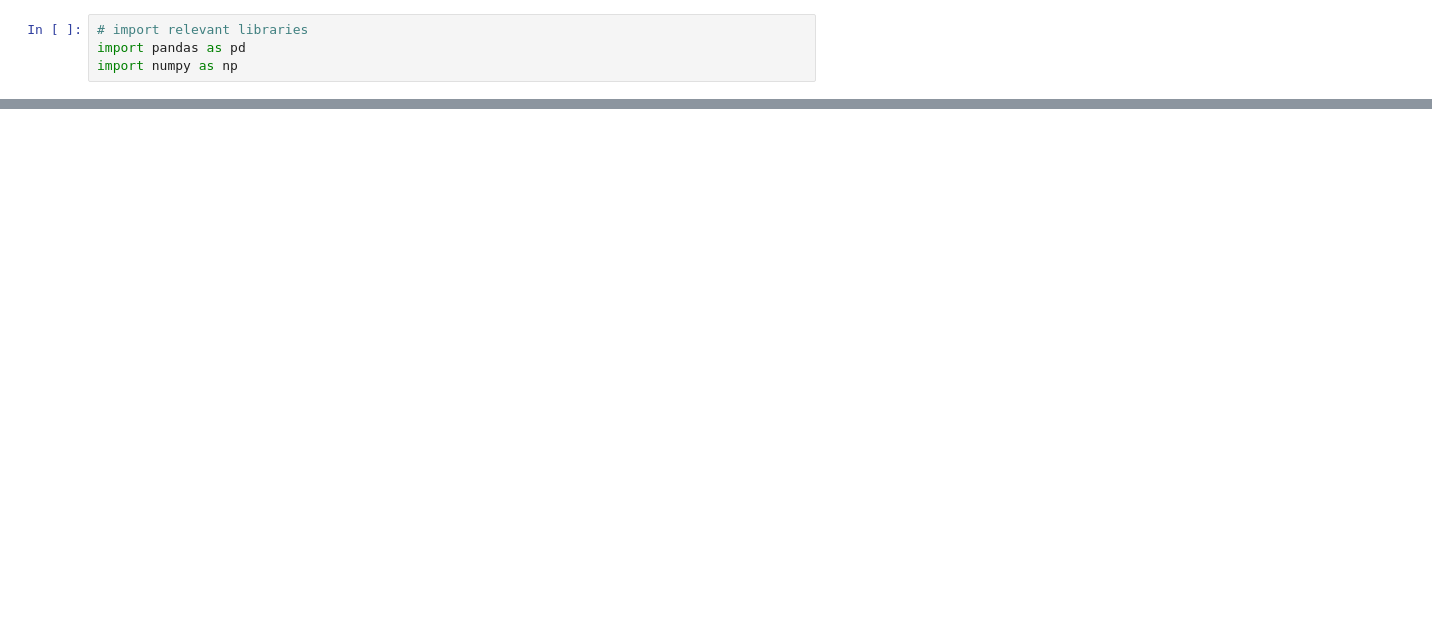
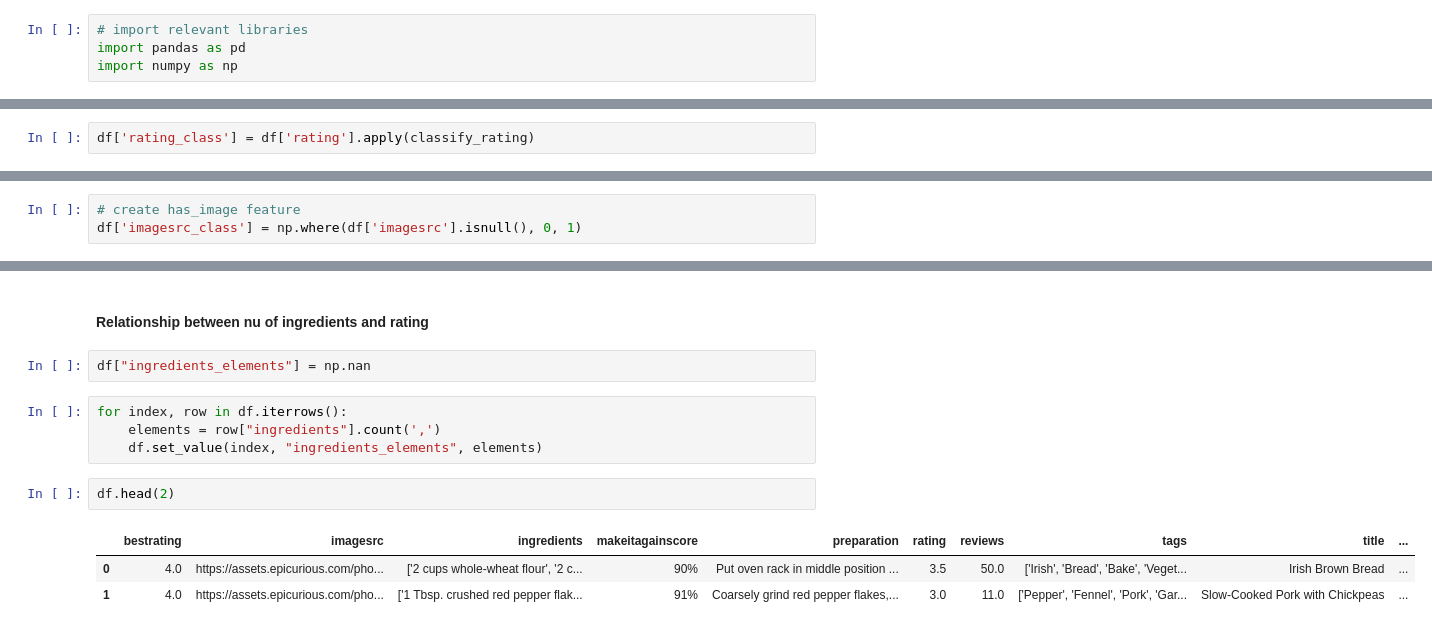
Before and after one commit to asela1982/appetize-me, a Jupyter notebook: modelingNLP/predict_user_ratings_pandas.ipynb, the cells around one changed output, grey strips where cells are left out. Cells and saved outputs as stored; diff of their text form; blank space fills up the shorter version.

```diff
--- a/modelingNLP/predict_user_ratings_pandas.ipynb
+++ b/modelingNLP/predict_user_ratings_pandas.ipynb
@@ -182,0 +106,2 @@ metrics.accuracy_score(y_valid, pred)
+# %%
+df['rating_class'] = df['rating'].apply(classify_rating)
@@ -182,0 +121,3 @@ metrics.accuracy_score(y_valid, pred)
+# %%
+# create has_image feature
+df['imagesrc_class'] = np.where(df['imagesrc'].isnull(), 0, 1)
@@ -182,0 +133,14 @@ metrics.accuracy_score(y_valid, pred)
+# %% [markdown]
+#### Relationship between nu of ingredients and rating
+# %%
+df["ingredients_elements"] = np.nan
+# %%
+for index, row in df.iterrows():
+    elements = row["ingredients"].count(',')
+    df.set_value(index, "ingredients_elements", elements)
+# %%
+df.head(2)
+# %% [output]
+|  | bestrating | imagesrc | ingredients | makeitagainscore | preparation | rating | reviews | tags | title | ... |
+| 0 | 4.0 | https://assets.epicurious.com/pho... | ['2 cups whole-wheat flour', '2 c... | 90% | Put oven rack in middle position ... | 3.5 | 50.0 | ['Irish', 'Bread', 'Bake', 'Veget... | Irish Brown Bread | ... |
+| 1 | 4.0 | https://assets.epicurious.com/pho... | ['1 Tbsp. crushed red pepper flak... | 91% | Coarsely grind red pepper flakes,... | 3.0 | 11.0 | ['Pepper', 'Fennel', 'Pork', 'Gar... | Slow-Cooked Pork with Chickpeas | ... |
```
Also changed, not shown: parts of 90 cells of this notebook, 9 other files.
